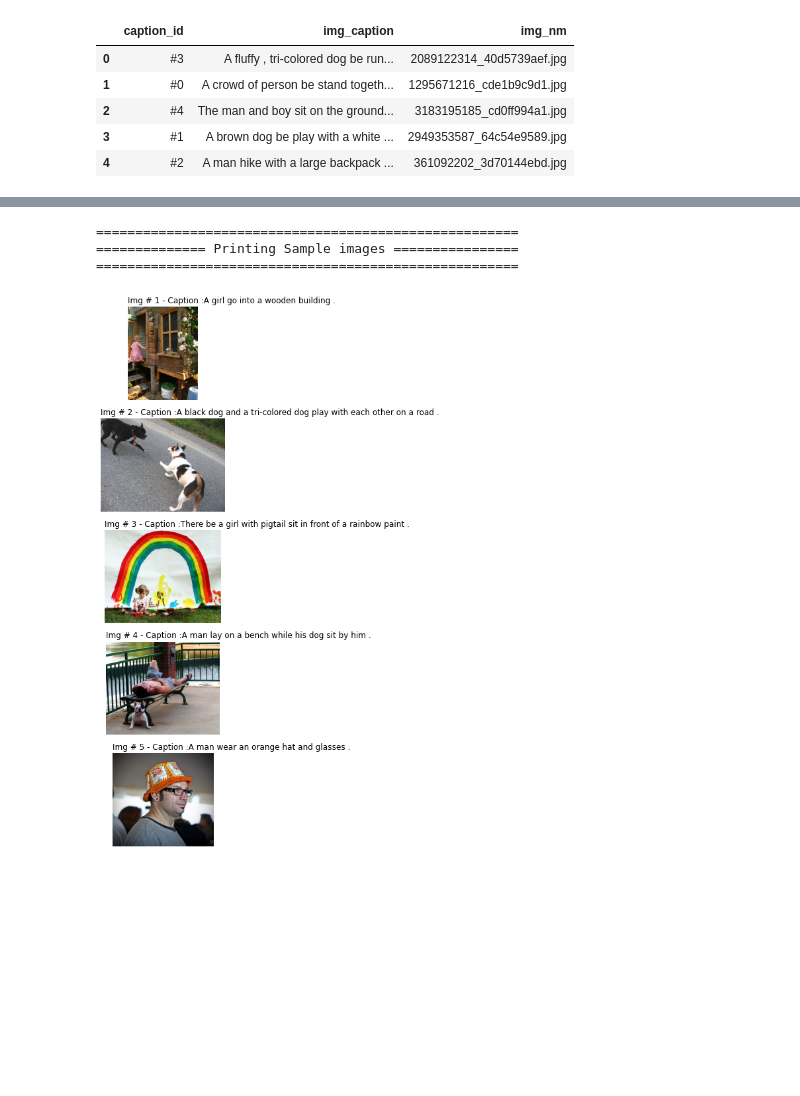
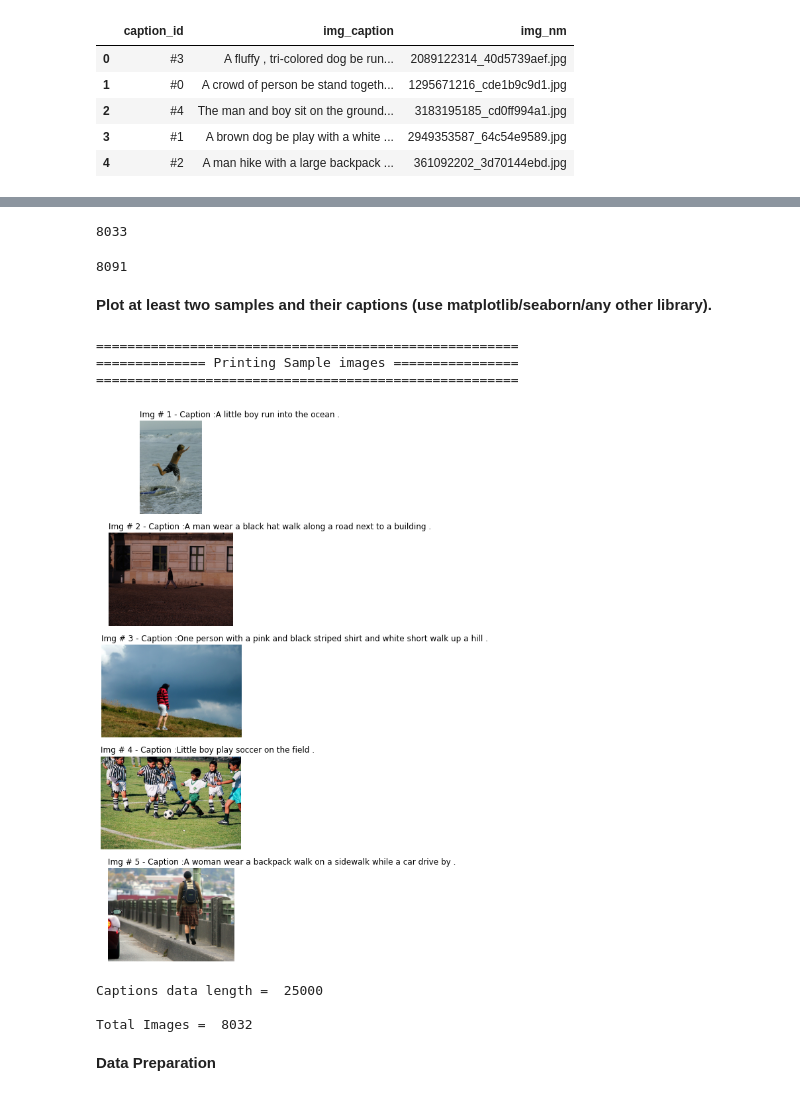
Before and after one commit to ankygupta9999/image-caption-generator, a Jupyter notebook: DL_Assignment2.ipynb, the cells around one changed output, grey strips where cells are left out. Saved outputs shown, nothing was run; the diff lists cells and outputs as text; code cells hidden in the pictures; blank space fills up the shorter version.

```diff
--- a/DL_Assignment2.ipynb
+++ b/DL_Assignment2.ipynb
@@ -26 +9,22 @@ Total entries in pickle file =  25000
+# %%
+import pandas as pd
+import pickle
+import os, re
+import numpy as np
+import matplotlib.pyplot as plt
+
+import tensorflow as tf
+from tensorflow import keras
+from tensorflow.keras import layers
+from tensorflow.keras.applications import efficientnet
+from tensorflow.keras.layers.experimental.preprocessing import TextVectorization
+
+#Random seed
+seed = 42
+np.random.seed(seed)
+tf.random.set_seed(seed)
+
+FILE_PATH = "/content/gdrive/MyDrive/bits/DL-assignment"
+IMAGE_DATA_PATH = "/content/gdrive/MyDrive/bits/DL-assignment/Image_captioning_Dataset.zip"
+CAPTIONS_PATH = os.path.join(FILE_PATH, "set_1.pkl")
 # %%
@@ -32,0 +39,8 @@ with zipfile.ZipFile(image_path, 'r') as zip_ref:
+# %%
+IMAGE_DATA_FOLDER = "Flicker8k_Dataset/"
+# %%
+# Method 1
+objects = pd.read_pickle(CAPTIONS_PATH)
+df = pd.DataFrame(objects)
+print(type(df))
+print(df)
@@ -69,3 +100,11 @@ Unique image names =  8033
+# %%
+len(raw_df.img_nm.unique())
+# %% [output]
+8033
+# %%
+len(os.listdir(IMAGE_DATA_FOLDER))
+# %% [output]
+8091
 # %%
 import cv2
 import matplotlib.pyplot as plt
@@ -102,11 +141,47 @@ def print_sample_imgs(img_dir, pics, nrows, ncols, nimages, df):
     else:
       break
   plt.show()
+# %% [markdown]
+**Plot at least two samples and their captions (use matplotlib/seaborn/any other library).**
 # %%
-image_dir = os.path.join(DIR_PATH, "Flicker8k_Dataset")
-print_sample_imgs(image_dir, os.listdir(image_dir), nrows=5, ncols=1, nimages=5, df=raw_df)
+print_sample_imgs(IMAGE_DATA_FOLDER, os.listdir(IMAGE_DATA_FOLDER), nrows=5, ncols=1, nimages=5, df=raw_df)
 # %% [output]
 ======================================================
 ============== Printing Sample images ================
 ======================================================
-[figure, old version]
+[figure, new version]
+# %%
+def map_captions_images(captions_path, images_dir):
+  captions_data = pd.read_pickle(captions_path)
+  print('Captions data length = ', len(captions_data), '\n')
+
+  captions_mapping = {} # dictionary mapping image names to captions
+  captions_text = [] # list of all captions
+  img_cnt = 0
+
+  for i, row in enumerate(captions_data):
+    img_name = str(row).split('#')[0] # get image name
+    img_name = os.path.join(images_dir, img_name.strip()) # append image path
+    img_caption = row.split('\t')[1] # get image caption
+
+    if img_name.endswith("jpg"):
+      img_caption = "<start> " + img_caption.strip() + " <end>" # add start & end token
+      captions_text.append(img_caption)
+
+      if img_name in captions_mapping:
+        captions_mapping[img_name].append(img_caption)
+      else:
+        captions_mapping[img_name] = [img_caption]
+        img_cnt = img_cnt + 1
+
+  print('Total Images = ', img_cnt, '\n')
+
+  return captions_mapping, captions_text
+
+captions_mapping, captions_text = map_captions_images(CAPTIONS_PATH, IMAGE_DATA_FOLDER)
+# %% [output]
+Captions data length =  25000
+
+Total Images =  8032
+# %% [markdown]
+**Data Preparation**
```
Also changed, not shown: parts of 12 cells of this notebook.
